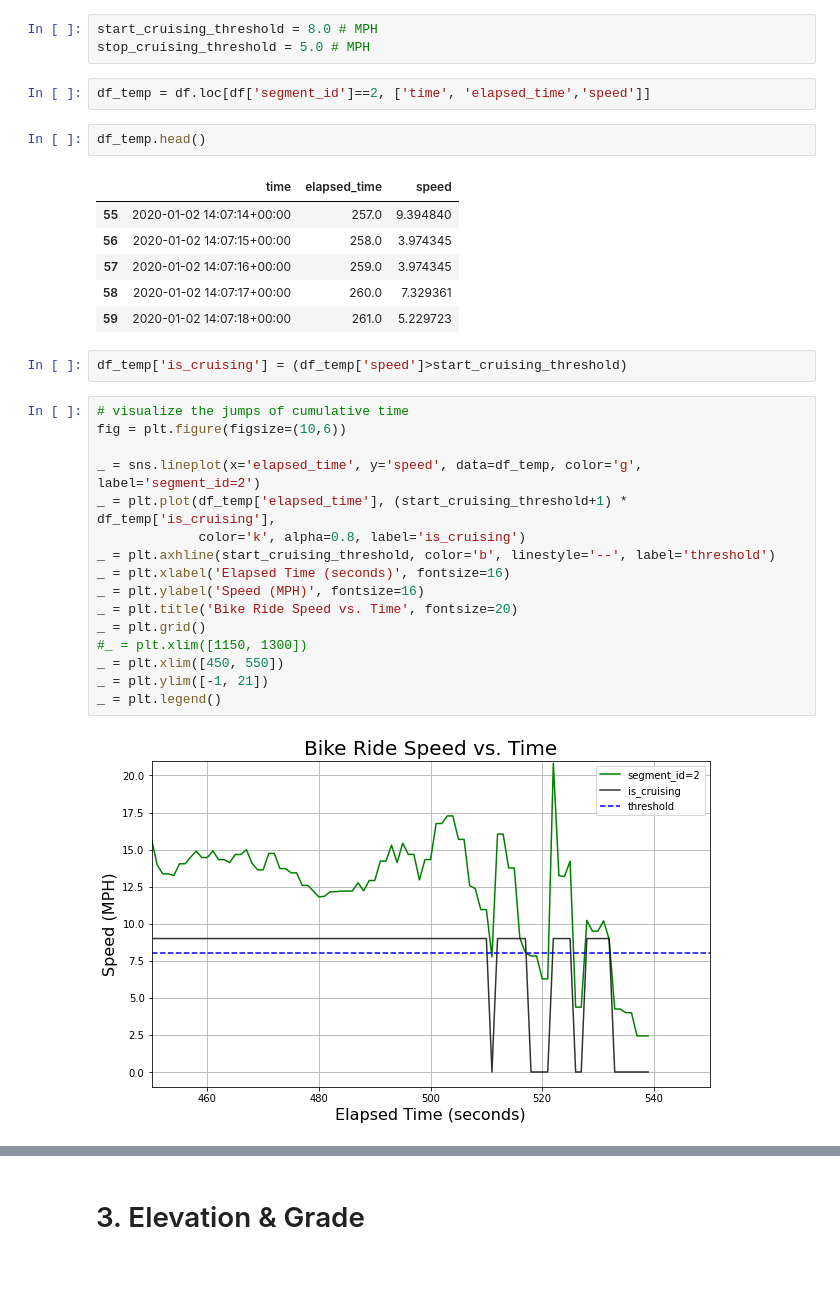
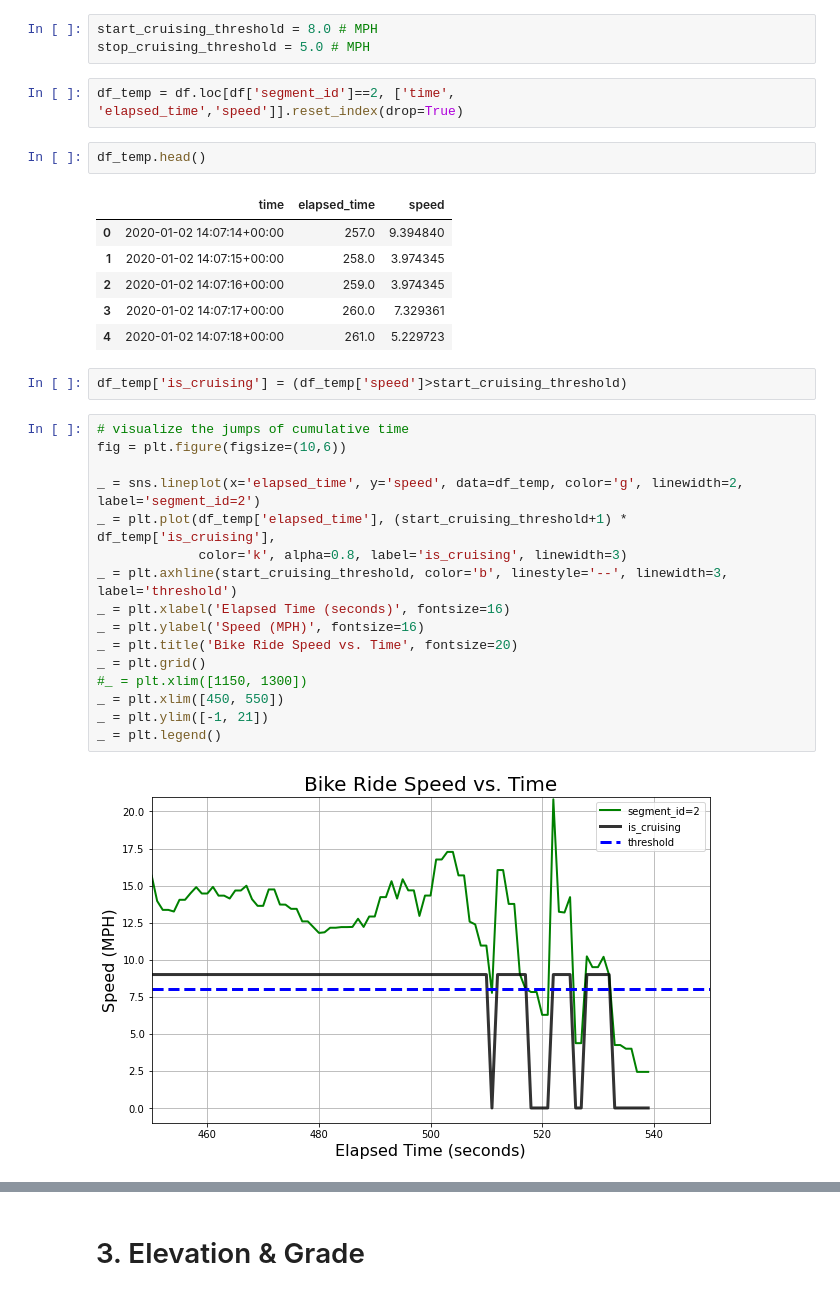
Before and after one commit to ericbauer55/strava-fitness, a Jupyter notebook: src/notebooks/3. Prototype Basic Enrichments.ipynb, the cells around one changed output, grey strips where cells are left out. Saved outputs shown, nothing was run; the diff lists cells and outputs as text.

```diff
--- a/src/notebooks/3. Prototype Basic Enrichments.ipynb
+++ b/src/notebooks/3. Prototype Basic Enrichments.ipynb
@@ -166,33 +166,33 @@ _ = plt.grid()
 start_cruising_threshold = 8.0 # MPH
 stop_cruising_threshold = 5.0 # MPH
 # %%
-df_temp = df.loc[df['segment_id']==2, ['time', 'elapsed_time','speed']]
+df_temp = df.loc[df['segment_id']==2, ['time', 'elapsed_time','speed']].reset_index(drop=True)
 # %%
 df_temp.head()
 # %% [output]
 |  | time | elapsed_time | speed |
-| 55 | 2020-01-02 14:07:14+00:00 | 257.0 | 9.394840 |
-| 56 | 2020-01-02 14:07:15+00:00 | 258.0 | 3.974345 |
-| 57 | 2020-01-02 14:07:16+00:00 | 259.0 | 3.974345 |
-| 58 | 2020-01-02 14:07:17+00:00 | 260.0 | 7.329361 |
-| 59 | 2020-01-02 14:07:18+00:00 | 261.0 | 5.229723 |
+| 0 | 2020-01-02 14:07:14+00:00 | 257.0 | 9.394840 |
+| 1 | 2020-01-02 14:07:15+00:00 | 258.0 | 3.974345 |
+| 2 | 2020-01-02 14:07:16+00:00 | 259.0 | 3.974345 |
+| 3 | 2020-01-02 14:07:17+00:00 | 260.0 | 7.329361 |
+| 4 | 2020-01-02 14:07:18+00:00 | 261.0 | 5.229723 |
 # %%
 df_temp['is_cruising'] = (df_temp['speed']>start_cruising_threshold)
 # %%
 # visualize the jumps of cumulative time
 fig = plt.figure(figsize=(10,6))
 
-_ = sns.lineplot(x='elapsed_time', y='speed', data=df_temp, color='g', label='segment_id=2')
+_ = sns.lineplot(x='elapsed_time', y='speed', data=df_temp, color='g', linewidth=2, label='segment_id=2')
 _ = plt.plot(df_temp['elapsed_time'], (start_cruising_threshold+1) * df_temp['is_cruising'],
-             color='k', alpha=0.8, label='is_cruising')
-_ = plt.axhline(start_cruising_threshold, color='b', linestyle='--', label='threshold')
+             color='k', alpha=0.8, label='is_cruising', linewidth=3)
+_ = plt.axhline(start_cruising_threshold, color='b', linestyle='--', linewidth=3, label='threshold')
 _ = plt.xlabel('Elapsed Time (seconds)', fontsize=16)
 _ = plt.ylabel('Speed (MPH)', fontsize=16)
 _ = plt.title('Bike Ride Speed vs. Time', fontsize=20)
 _ = plt.grid()
 #_ = plt.xlim([1150, 1300])
 _ = plt.xlim([450, 550])
 _ = plt.ylim([-1, 21])
 _ = plt.legend()
 # %% [output]
-[figure, old version]
+[figure, new version]
```
Also changed, not shown: parts of 5 cells of this notebook.
